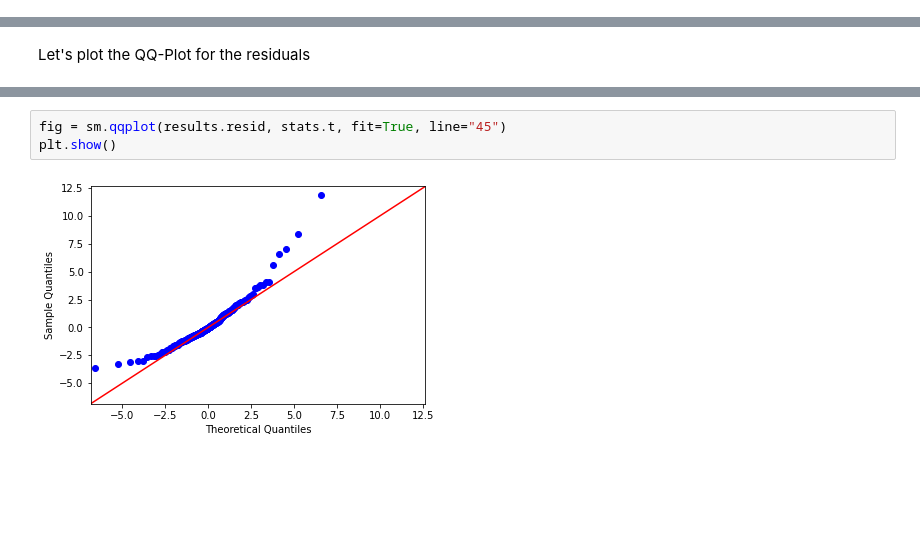
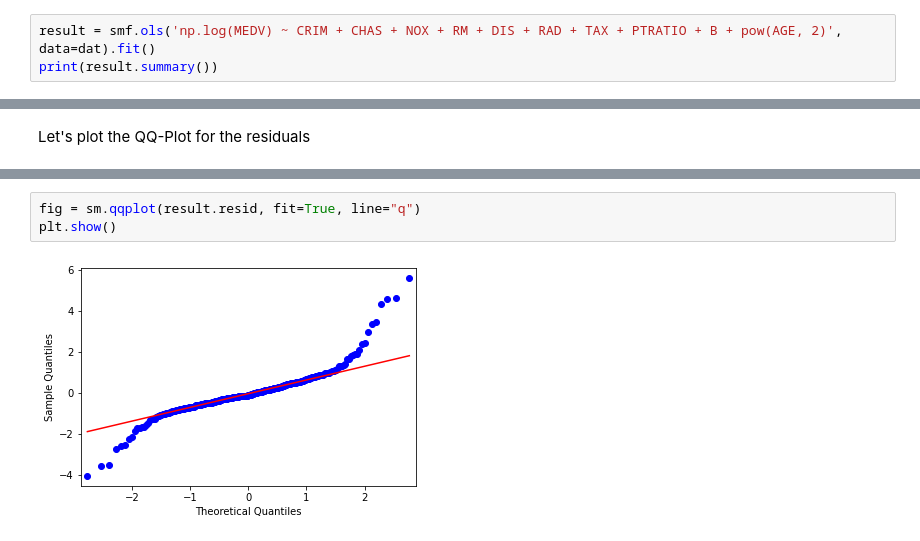
Before and after one commit to rueedlinger/machine-learning-snippets, a Jupyter notebook: notebooks/supervised/linear_regression/multiple_linear_regression_statsmodels.ipynb, the cells around one changed output, grey strips where cells are left out. Saved outputs shown, nothing was run; the diff lists cells and outputs as text; blank space fills up the shorter version.

```diff
--- a/notebooks/supervised/linear_regression/multiple_linear_regression_statsmodels.ipynb
+++ b/notebooks/supervised/linear_regression/multiple_linear_regression_statsmodels.ipynb
@@ -141,0 +188,3 @@ strong multicollinearity or other numerical problems.
+# %%
+result = smf.ols('np.log(MEDV) ~ CRIM + CHAS + NOX + RM + DIS + RAD + TAX + PTRATIO + B + pow(AGE, 2)', data=dat).fit()
+print(result.summary())
@@ -144,5 +234,5 @@ Let's plot the QQ-Plot for the residuals
 # %%
-fig = sm.qqplot(results.resid, stats.t, fit=True, line="45")
+fig = sm.qqplot(result.resid, fit=True, line="q")
 plt.show()
 # %% [output]
-[figure, old version]
+[figure, new version]
```
Also changed, not shown: parts of 28 cells of this notebook, 1 other file.
